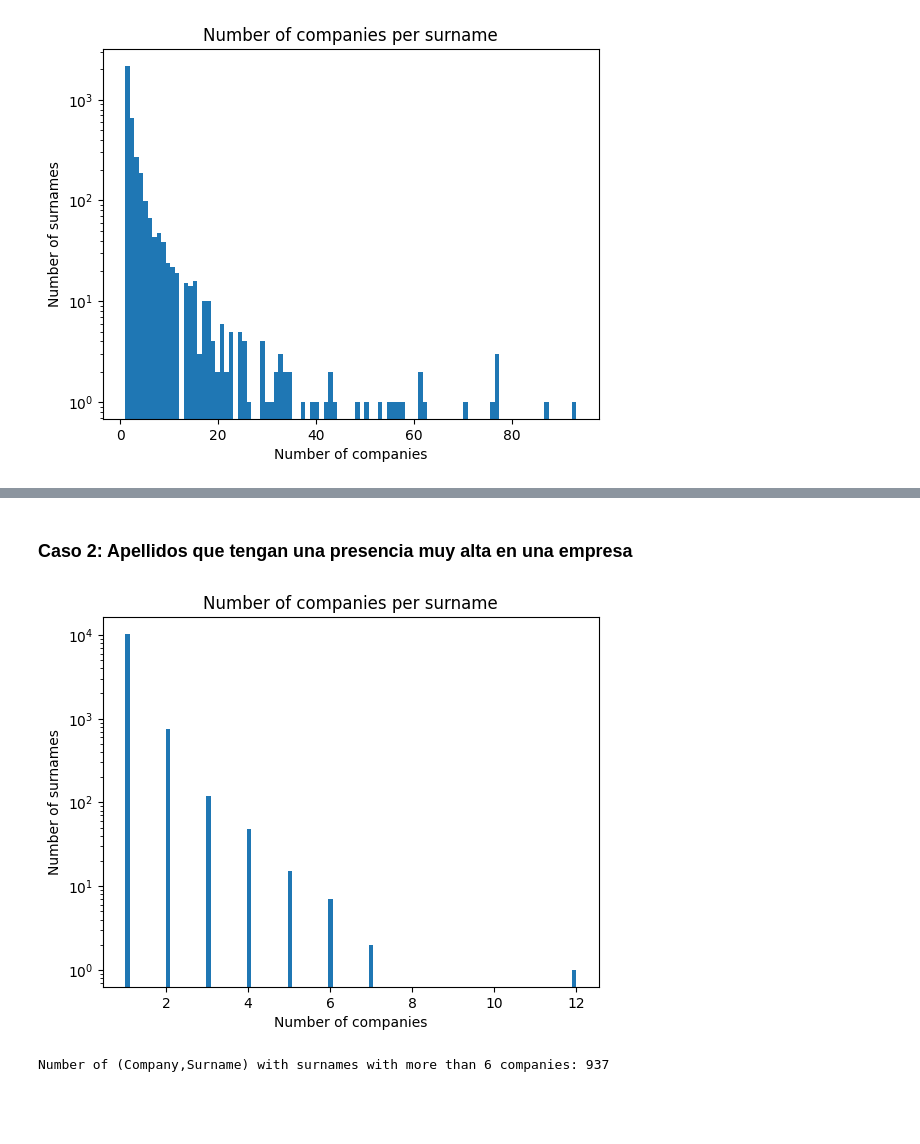
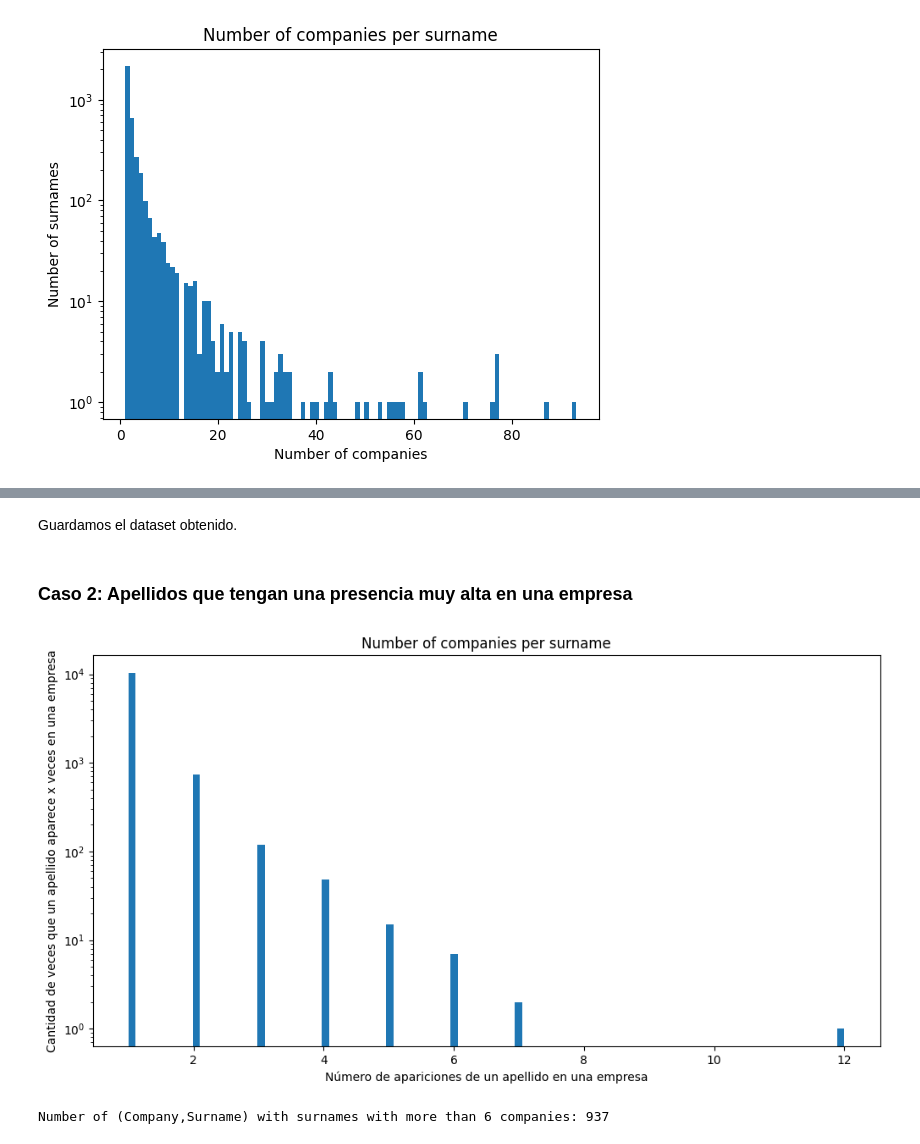
Before and after one commit to Lucas-CE/Apellidos-directivos, a Jupyter notebook: notebooks/obtener_datos_importantes.ipynb, the cells around one changed output, grey strips where cells are left out. Saved outputs shown, nothing was run; the diff lists cells and outputs as text; code cells hidden in the pictures; blank space fills up the shorter version.

```diff
--- a/notebooks/obtener_datos_importantes.ipynb
+++ b/notebooks/obtener_datos_importantes.ipynb
@@ -51,0 +52,2 @@ df_relevant_surnames_companies_count.head()
+# %% [markdown]
+Guardamos el dataset obtenido.
@@ -52,13 +56,14 @@ df_relevant_surnames_companies_count.head()
 # %% [markdown]
 ### **Caso 2**: Apellidos que tengan una presencia muy alta en una empresa
 # %%
+plt.figure(figsize=(12, 6))
 plt.hist(df['conteo'], bins=100, log=True)
-plt.xlabel('Number of companies')
-plt.ylabel('Number of surnames')
+plt.xlabel('Número de apariciones de un apellido en una empresa')
+plt.ylabel('Cantidad de veces que un apellido aparece x veces en una empresa')
 plt.title('Number of companies per surname')
 plt.show()
 # %% [output]
-[figure, old version]
+[figure, new version]
 # %%
 surname_relevant_some_company = df[df['conteo'] >= 2]
 
```
Also changed, not shown: parts of 12 cells of this notebook, 4 other files.
